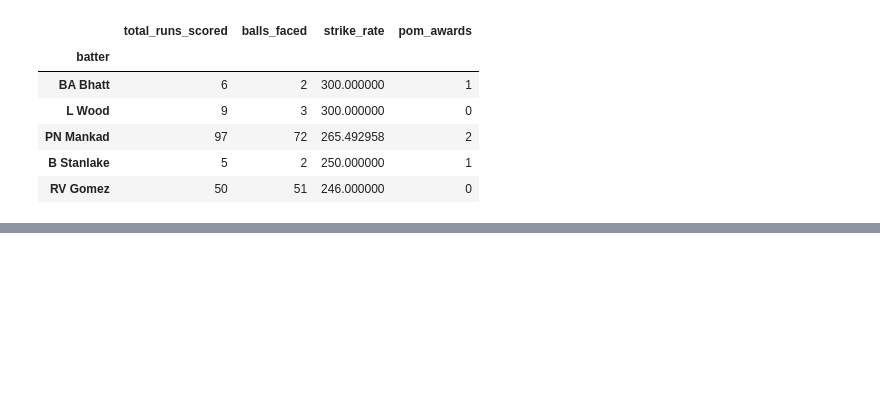
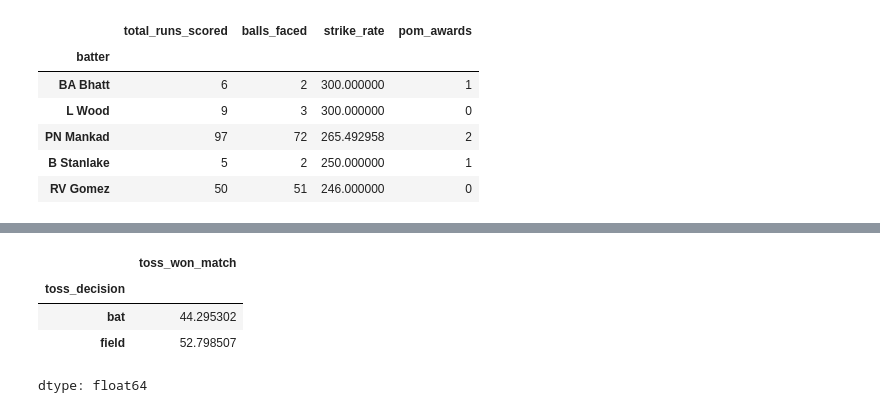
Before and after one commit to zish-s/IPL-EDA-Insights, a Jupyter notebook: IPL_data_analysis_and_insights.ipynb, the cells around one changed output, grey strips where cells are left out. Cells and saved outputs as stored; diff of their text form; code cells hidden in the pictures; blank space fills up the shorter version.

Commit message:
updated toss_decisions analysis

```diff
--- a/IPL_data_analysis_and_insights.ipynb
+++ b/IPL_data_analysis_and_insights.ipynb
@@ -344,0 +369,10 @@ toss_win.head(10).plot(kind='bar')
+# %%
+#Does the toss decision matter?
+toss_decision = matches_f.groupby('toss_decision')['toss_won_match'].mean() * 100
+toss_decision
+# %% [output]
+|  | toss_won_match |
+| toss_decision |  |
+| bat | 44.295302 |
+| field | 52.798507 |
+dtype: float64
```
Also changed, not shown: parts of 12 cells of this notebook.
